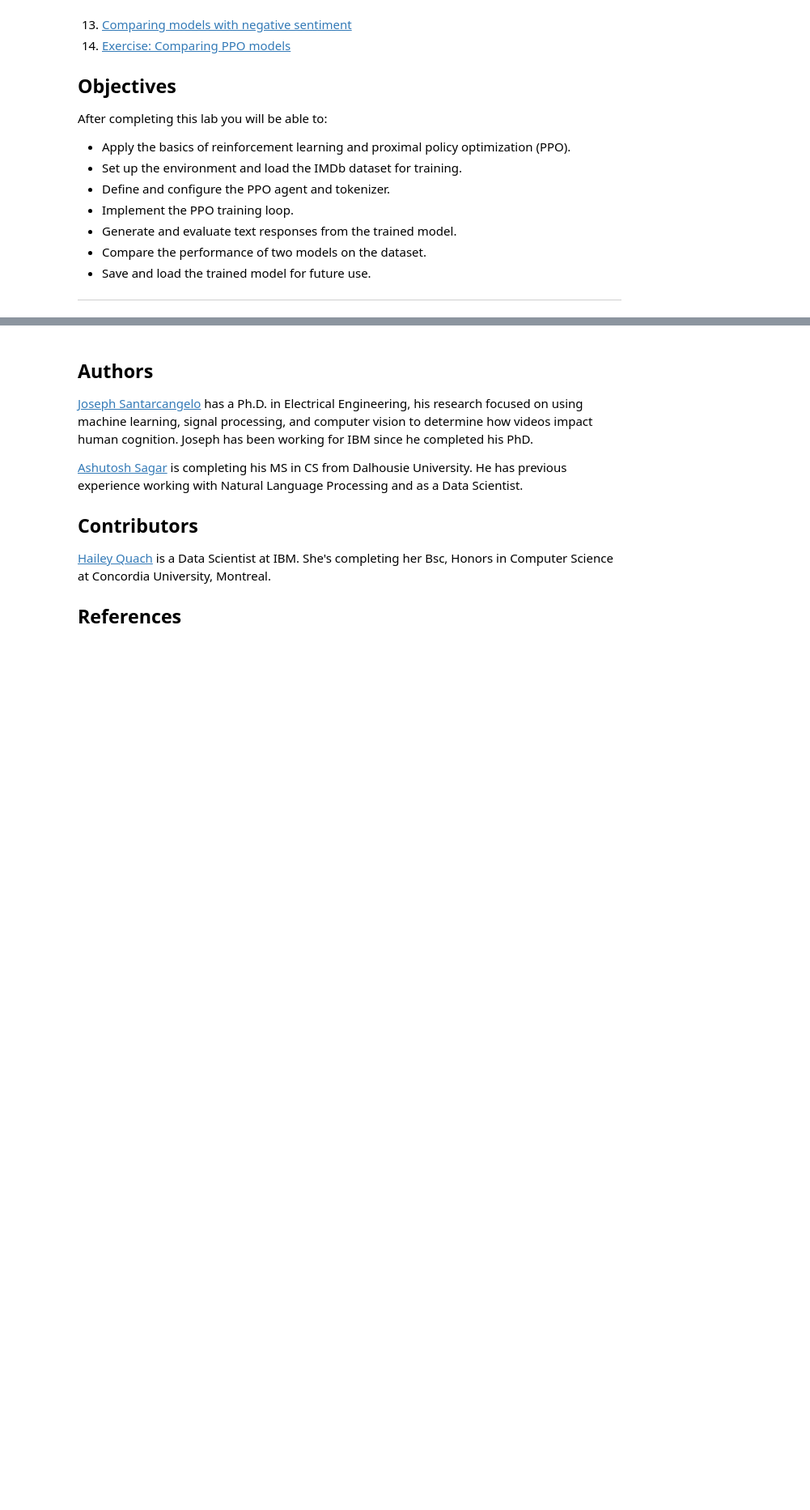
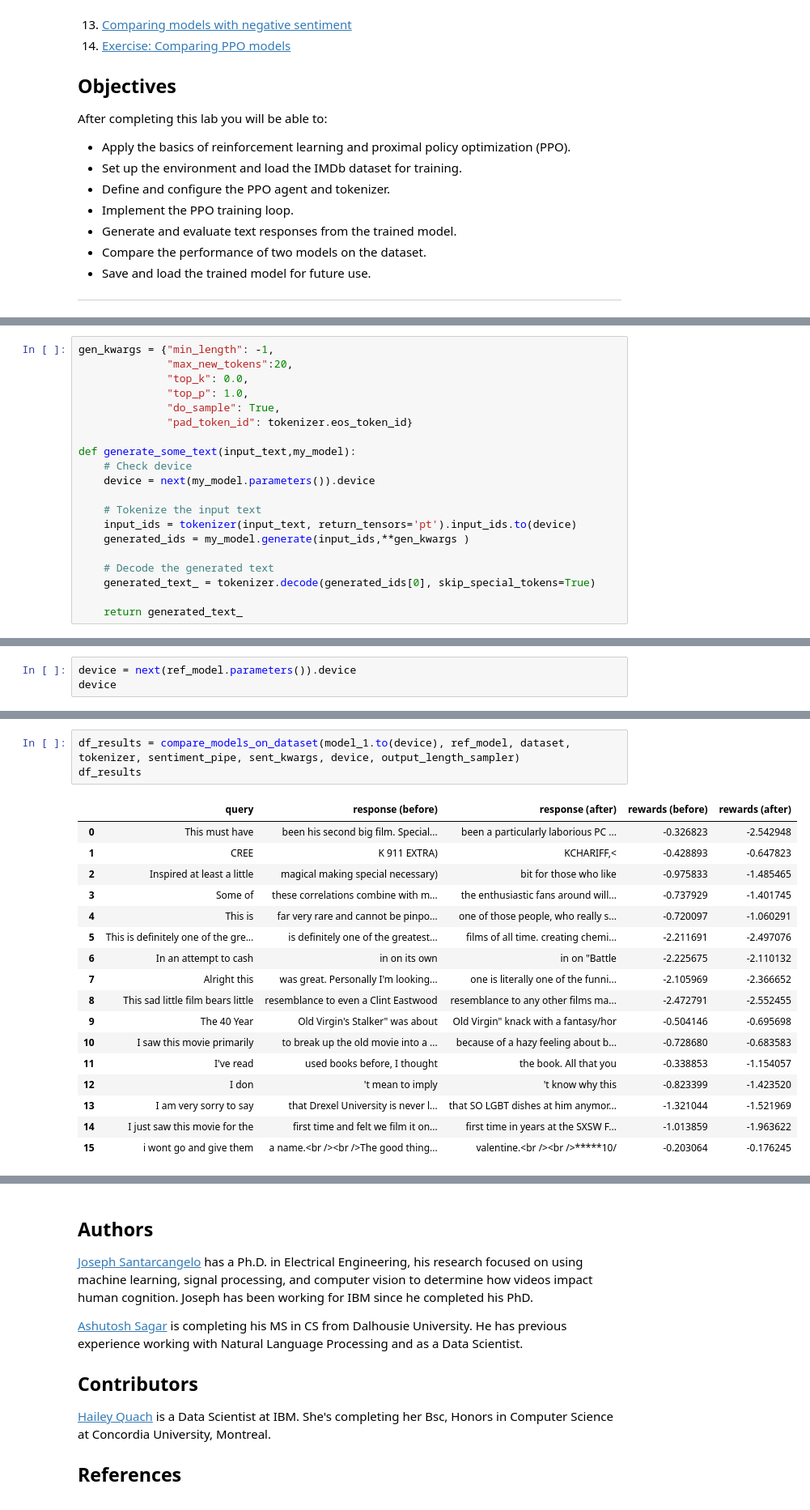
Before and after one commit to locchh/llm-playground, a Jupyter notebook: notebooks/LLM_Specialization/PPOTrainer.ipynb, the cells around one changed output, grey strips where cells are left out. Shown at 81% size. Saved outputs shown, nothing was run; the diff lists cells and outputs as text; blank space fills up the shorter version.

```diff
--- a/notebooks/LLM_Specialization/PPOTrainer.ipynb
+++ b/notebooks/LLM_Specialization/PPOTrainer.ipynb
@@ -155,0 +1282,20 @@ After completing this lab you will be able to:
+# %%
+gen_kwargs = {"min_length": -1,
+              "max_new_tokens":20,
+              "top_k": 0.0,
+              "top_p": 1.0,
+              "do_sample": True,
+              "pad_token_id": tokenizer.eos_token_id}
+
+def generate_some_text(input_text,my_model):
+    # Check device
+    device = next(my_model.parameters()).device
+
+    # Tokenize the input text
+    input_ids = tokenizer(input_text, return_tensors='pt').input_ids.to(device)
+    generated_ids = my_model.generate(input_ids,**gen_kwargs )
+
+    # Decode the generated text
+    generated_text_ = tokenizer.decode(generated_ids[0], skip_special_tokens=True)
+
+    return generated_text_
@@ -155,0 +1334,3 @@ After completing this lab you will be able to:
+# %%
+device = next(ref_model.parameters()).device
+device
@@ -155,0 +1434,21 @@ After completing this lab you will be able to:
+# %%
+df_results = compare_models_on_dataset(model_1.to(device), ref_model, dataset, tokenizer, sentiment_pipe, sent_kwargs, device, output_length_sampler)
+df_results
+# %% [output]
+|  | query | response (before) | response (after) | rewards (before) | rewards (after) |
+| 0 | This must have | been his second big film. Special... | been a particularly laborious PC ... | -0.326823 | -2.542948 |
+| 1 | CREE | K 911 EXTRA) | KCHARIFF,< | -0.428893 | -0.647823 |
+| 2 | Inspired at least a little | magical making special necessary) | bit for those who like | -0.975833 | -1.485465 |
+| 3 | Some of | these correlations combine with m... | the enthusiastic fans around will... | -0.737929 | -1.401745 |
+| 4 | This is | far very rare and cannot be pinpo... | one of those people, who really s... | -0.720097 | -1.060291 |
+| 5 | This is definitely one of the gre... | is definitely one of the greatest... | films of all time. creating chemi... | -2.211691 | -2.497076 |
+| 6 | In an attempt to cash | in on its own | in on "Battle | -2.225675 | -2.110132 |
+| 7 | Alright this | was great. Personally I'm looking... | one is literally one of the funni... | -2.105969 | -2.366652 |
+| 8 | This sad little film bears little | resemblance to even a Clint Eastwood | resemblance to any other films ma... | -2.472791 | -2.552455 |
+| 9 | The 40 Year | Old Virgin's Stalker" was about | Old Virgin" knack with a fantasy/hor | -0.504146 | -0.695698 |
+| 10 | I saw this movie primarily | to break up the old movie into a ... | because of a hazy feeling about b... | -0.728680 | -0.683583 |
+| 11 | I've read | used books before, I thought | the book. All that you | -0.338853 | -1.154057 |
+| 12 | I don | 't mean to imply | 't know why this | -0.823399 | -1.423520 |
+| 13 | I am very sorry to say | that Drexel University is never l... | that SO LGBT dishes at him anymor... | -1.321044 | -1.521969 |
+| 14 | I just saw this movie for the | first time and felt we film it on... | first time in years at the SXSW F... | -1.013859 | -1.963622 |
+| 15 | i wont go and give them | a name.<br /><br />The good thing... | valentine.<br /><br />*****10/ | -0.203064 | -0.176245 |
```
Also changed, not shown: parts of 153 cells of this notebook, 2 other files.
